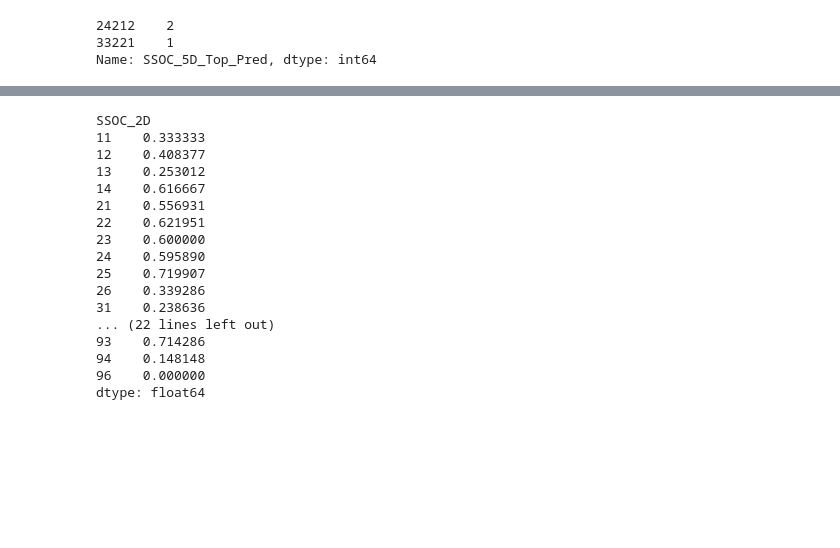
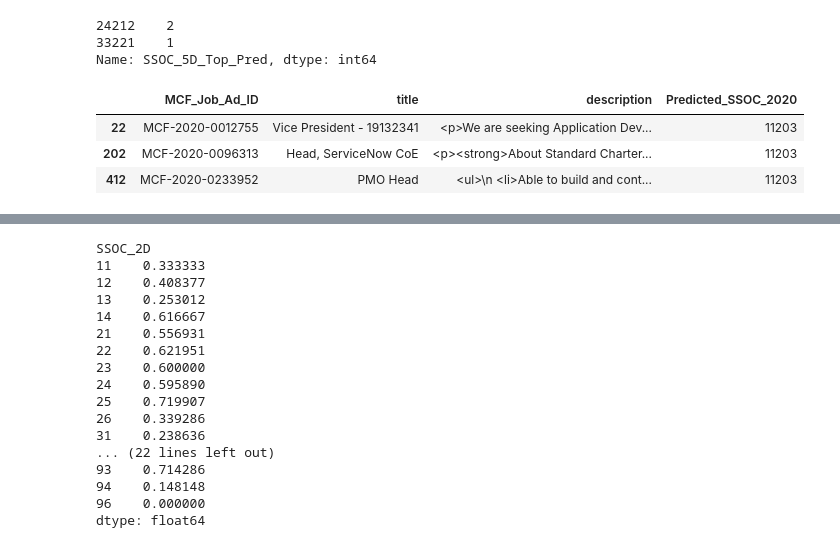
Before and after one commit to Benjamin-Aw-93/ssoc_autocoder, a Jupyter notebook: Notebooks/2022-01-04 - Error Analysis.ipynb, the cells around one changed output, grey strips where cells are left out. Saved outputs shown, nothing was run; the diff lists cells and outputs as text; code cells hidden in the pictures; blank space fills up the shorter version.

```diff
--- a/Notebooks/2022-01-04 - Error Analysis.ipynb
+++ b/Notebooks/2022-01-04 - Error Analysis.ipynb
@@ -118,3 +118,10 @@ test_enhanced[test_enhanced['Predicted_SSOC_2020'] == '33211']['SSOC_5D_Top_Pred
 24212    2
 33221    1
 Name: SSOC_5D_Top_Pred, dtype: int64
+# %%
+test[test['Predicted_SSOC_2020'] == '11203']
+# %% [output]
+|  | MCF_Job_Ad_ID | title | description | Predicted_SSOC_2020 |
+| 22 | MCF-2020-0012755 | Vice President - 19132341 | <p>We are seeking Application Dev... | 11203 |
+| 202 | MCF-2020-0096313 | Head, ServiceNow CoE | <p><strong>About Standard Charter... | 11203 |
+| 412 | MCF-2020-0233952 | PMO Head | <ul>\n <li>Able to build and cont... | 11203 |
```
Also changed, not shown: parts of 8 cells of this notebook, 1 other file.
